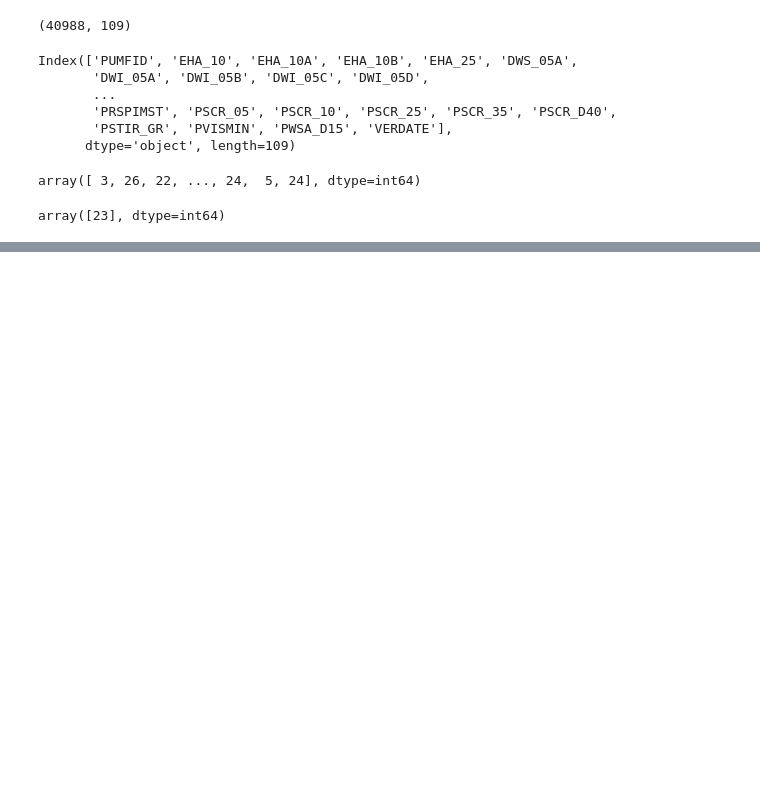
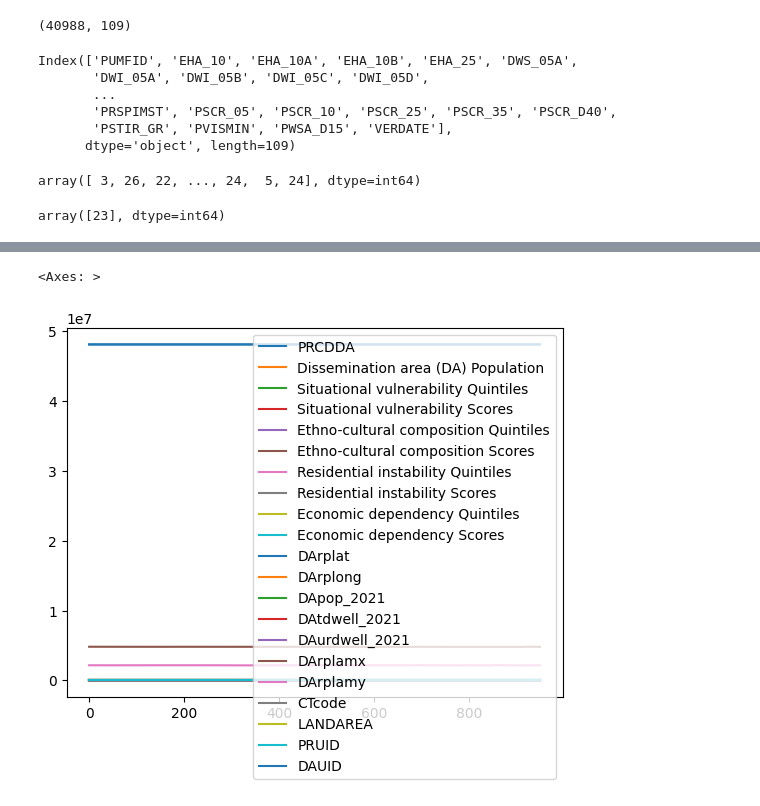
Before and after one commit to Jeff-Barlow-Spady/spatial_stats_py, a Jupyter notebook: eda.ipynb, the cells around one changed output, grey strips where cells are left out. Cells and saved outputs as stored; diff of their text form; code cells hidden in the pictures; blank space fills up the shorter version.

```diff
--- a/eda.ipynb
+++ b/eda.ipynb
@@ -71,0 +151,2 @@ sub.head(20)
+# %%
+cimd = pd.read_csv(r'data\GeoJson\tab\CIMD_GEOM.csv')
@@ -71,0 +182,5 @@ sub.head(20)
+# %%
+cimd.plot()
+# %% [output]
+<Axes: >
+[figure, added]
```
Also changed, not shown: parts of 13 cells of this notebook, 3 other files.
